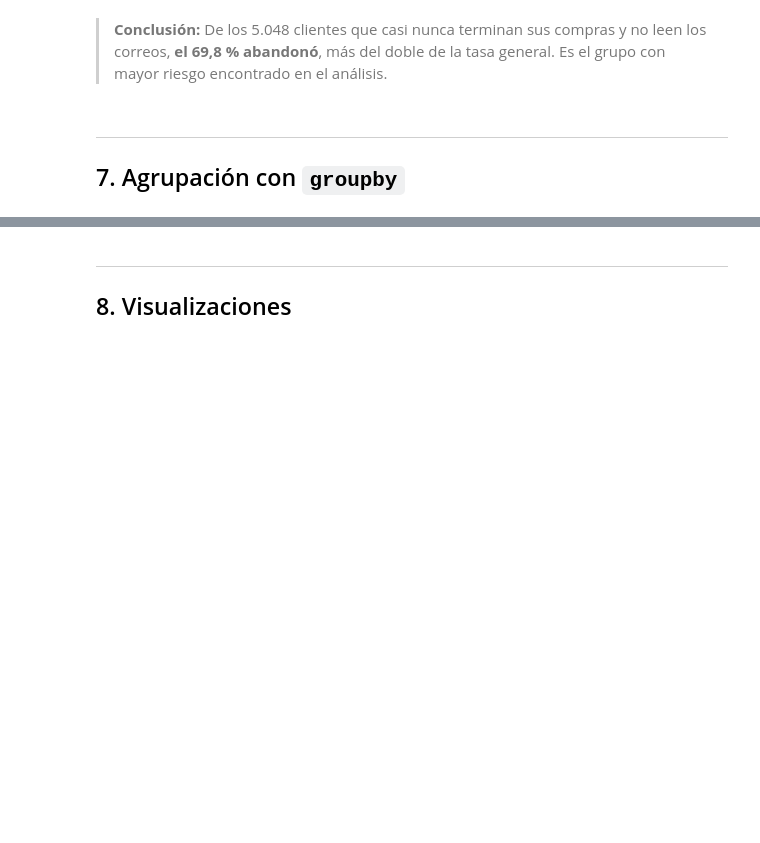
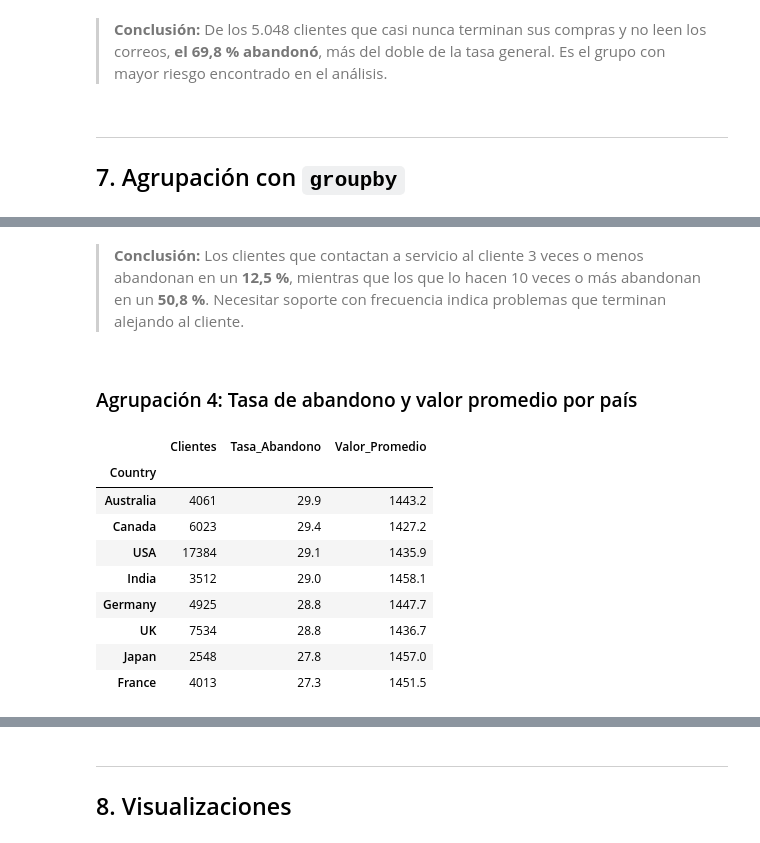
Before and after one commit to wen200729-boop/Analisis-web, a Jupyter notebook: analisis_clientes.ipynb, the cells around one changed output, grey strips where cells are left out. Saved outputs shown, nothing was run; the diff lists cells and outputs as text; code cells hidden in the pictures; blank space fills up the shorter version.

Commit message:
feat: 5 agrupaciones con groupby y conclusiones

```diff
--- a/analisis_clientes.ipynb
+++ b/analisis_clientes.ipynb
@@ -578,0 +640,23 @@ Tasa de abandono: 69.8 %
+# %% [markdown]
+> **Conclusión:** Los clientes que contactan a servicio al cliente 3 veces o menos abandonan en un **12,5 %**, mientras que los que lo hacen 10 veces o más abandonan en un **50,8 %**. Necesitar soporte con frecuencia indica problemas que terminan alejando al cliente.
+# %% [markdown]
+### Agrupación 4: Tasa de abandono y valor promedio por país
+# %%
+g4 = datos.groupby("Country").agg(
+    Clientes=("Churned", "size"),
+    Tasa_Abandono=("Churned", "mean"),
+    Valor_Promedio=("Lifetime_Value", "mean")
+).sort_values("Tasa_Abandono", ascending=False)
+g4["Tasa_Abandono"] = g4["Tasa_Abandono"] * 100
+g4.round(1)
+# %% [output]
+|  | Clientes | Tasa_Abandono | Valor_Promedio |
+| Country |  |  |  |
+| Australia | 4061 | 29.9 | 1443.2 |
+| Canada | 6023 | 29.4 | 1427.2 |
+| USA | 17384 | 29.1 | 1435.9 |
+| India | 3512 | 29.0 | 1458.1 |
+| Germany | 4925 | 28.8 | 1447.7 |
+| UK | 7534 | 28.8 | 1436.7 |
+| Japan | 2548 | 27.8 | 1457.0 |
+| France | 4013 | 27.3 | 1451.5 |
```
Also changed, not shown: parts of 16 cells of this notebook.
